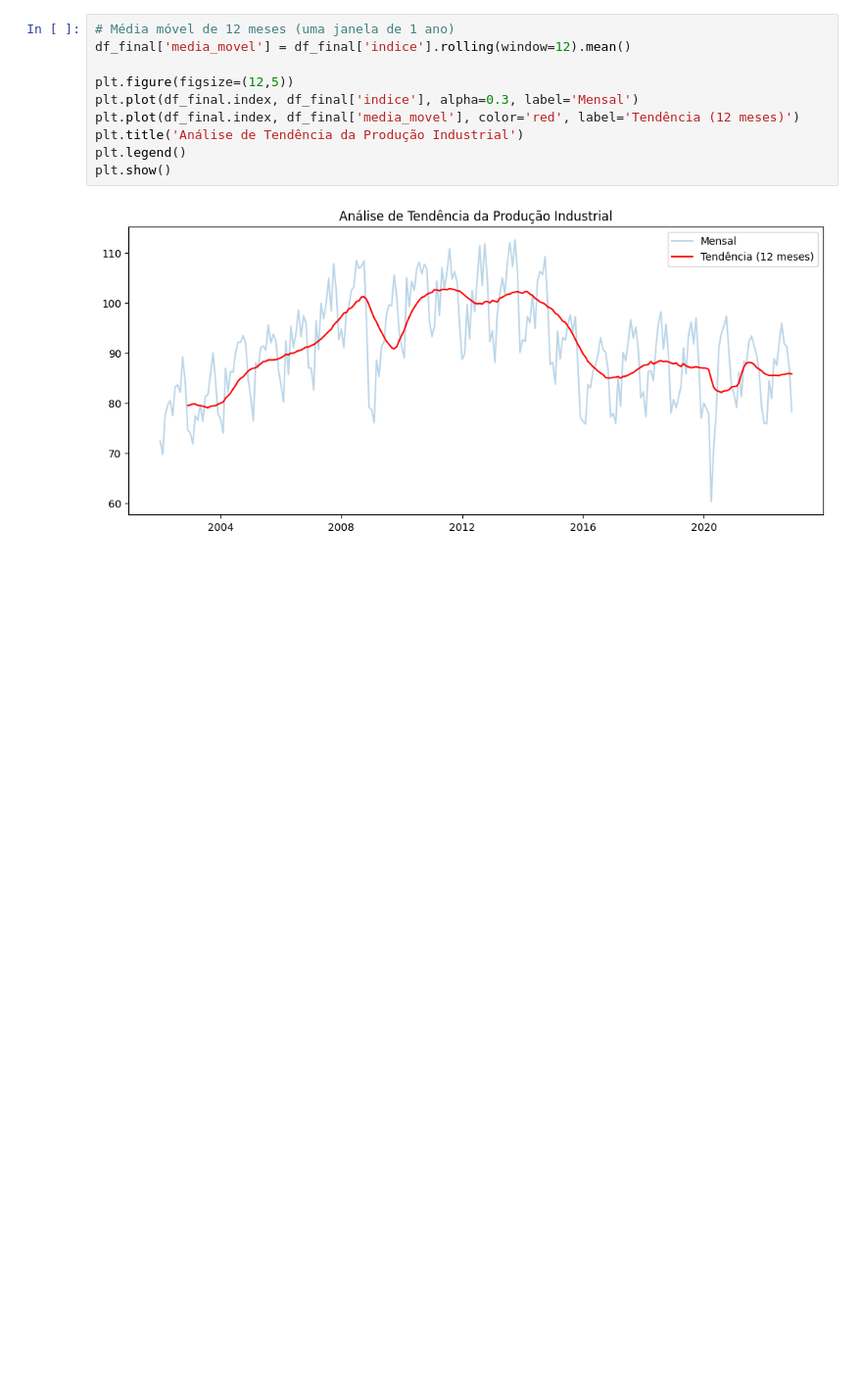
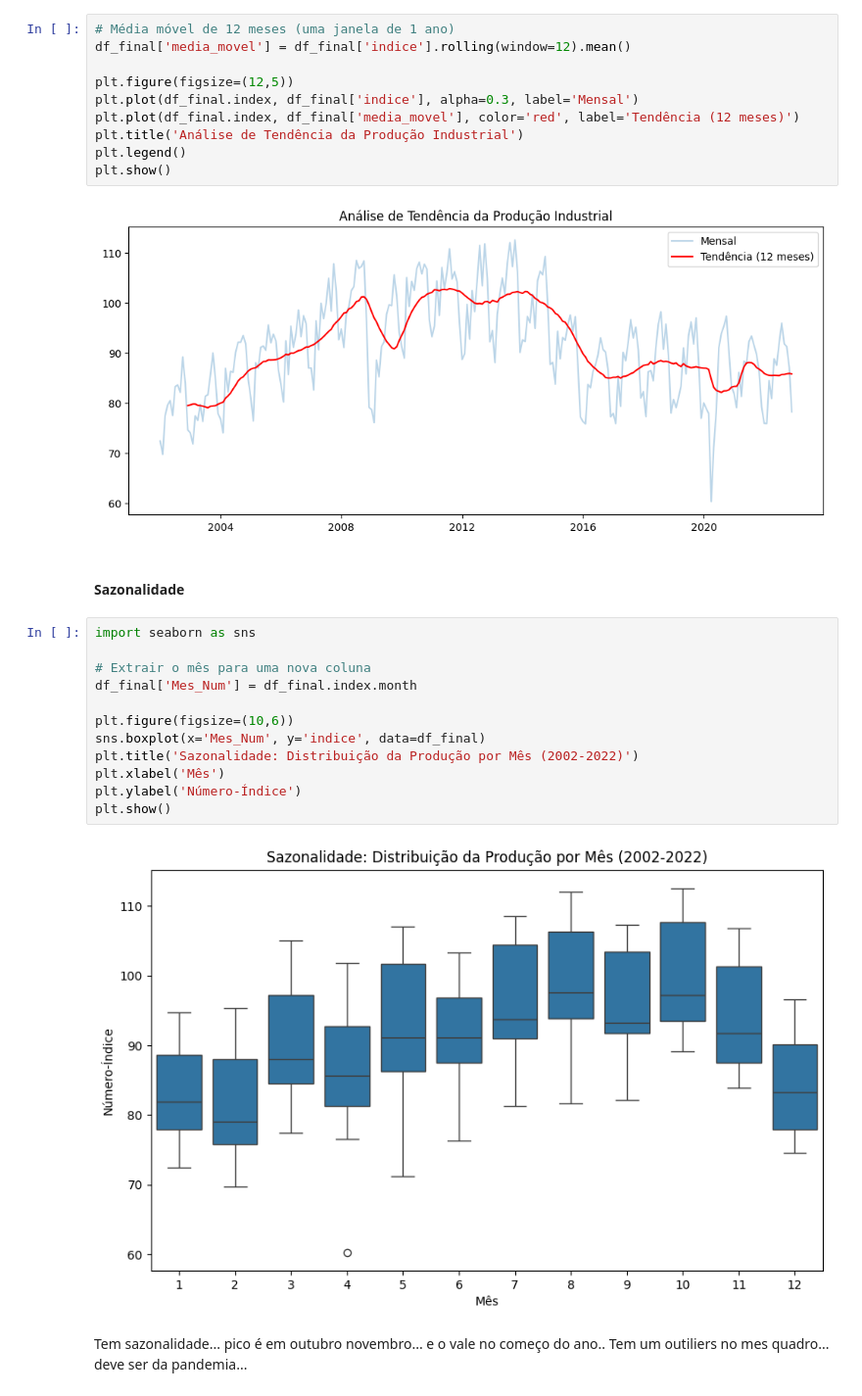
Before and after one commit to MarianaMayumeCaniza/PROJETOAPLICADO4_2026.01, a Jupyter notebook: Desenvolvimento/DesenvolvimentodoProjeto.ipynb, the cells around one changed output. Shown at 98% size. Cells and saved outputs as stored; diff of their text form; blank space fills up the shorter version.

```diff
--- a/Desenvolvimento/DesenvolvimentodoProjeto.ipynb
+++ b/Desenvolvimento/DesenvolvimentodoProjeto.ipynb
@@ -218,3 +218,21 @@ plt.legend()
 plt.show()
 # %% [output]
 [figure]
+# %% [markdown]
+#### Sazonalidade
+# %%
+import seaborn as sns
+
+# Extrair o mês para uma nova coluna
+df_final['Mes_Num'] = df_final.index.month
+
+plt.figure(figsize=(10,6))
+sns.boxplot(x='Mes_Num', y='indice', data=df_final)
+plt.title('Sazonalidade: Distribuição da Produção por Mês (2002-2022)')
+plt.xlabel('Mês')
+plt.ylabel('Número-Índice')
+plt.show()
+# %% [output]
+[figure, added]
+# %% [markdown]
+Tem sazonalidade... pico é em outubro novembro... e o vale no começo do ano.. Tem um outiliers no mes quadro... deve ser da pandemia...
```
Also changed, not shown: parts of 5 cells of this notebook.
